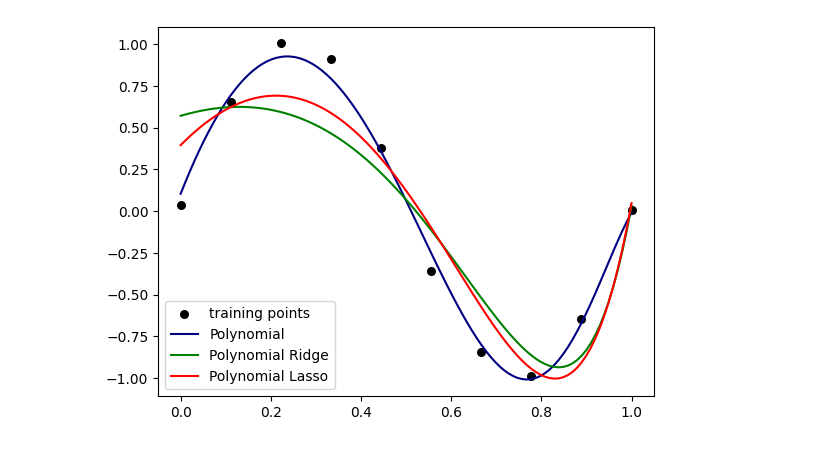
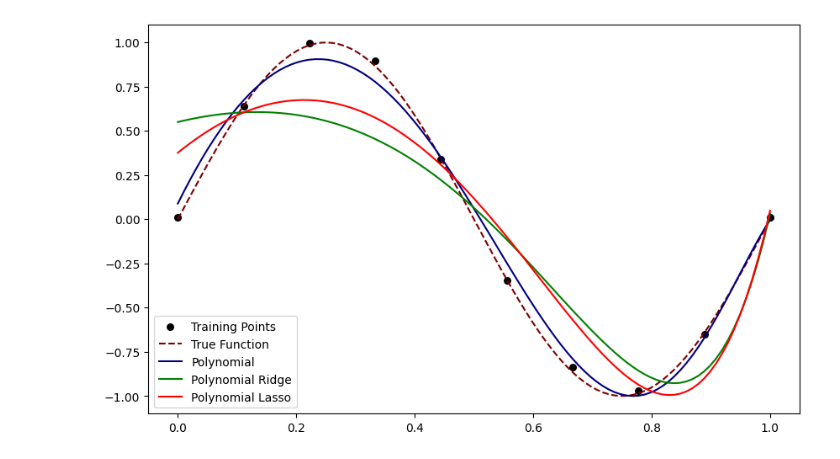
Before and after one commit to R-m1n/SBU, a Jupyter notebook: Machine Learning/assignment-a.ipynb, the cells around one changed output. Saved outputs shown, nothing was run; the diff lists cells and outputs as text; code cells hidden in the pictures.

```diff
--- a/Machine Learning/assignment-a.ipynb
+++ b/Machine Learning/assignment-a.ipynb
@@ -2,11 +2,16 @@
 import numpy as np
 import matplotlib.pyplot as plt
 # %%
-np.random.seed(0)
+np.random.seed(42)
 n = 10
+n_test = 100
+noise = 0.02
 
 X = np.linspace(0, 1, n)[:, np.newaxis]
-Y = np.sin(2 * np.pi * X) + 0.02 * np.random.normal(size=n)[:, np.newaxis]
+Y = np.sin(2 * np.pi * X) + noise * np.random.normal(size=n)[:, np.newaxis]
+
+X_test = np.linspace(0, 1, n_test)[:, np.newaxis]
+Y_true = np.sin(2 * np.pi * X_test)
 # %%
 class PolynomialRegression():
     def __init__(self, degree = 1):
@@ -82,15 +89,22 @@ plt.show()
 # %%
-X_dummy = np.linspace(0, 1, 100)[:, np.newaxis]
+poly_pred = np.array(list(map(poly, X_test)))
+poly_ridge_pred = np.array(list(map(ridge_poly, X_test)))
+poly_lasso_pred = np.array(list(map(lasso_poly, X_test)))
 
-plt.scatter(X, Y, color='black', s=30, marker='o', label="training points")
 
-plt.plot(X_dummy, np.array(list(map(poly, X_dummy))), color='navy', label="Polynomial")
+plt.figure(figsize=(10, 6))
 
-plt.plot(X_dummy, np.array(list(map(ridge_poly, X_dummy))), color='green', label="Polynomial Ridge")
+plt.scatter(X, Y, color="black", s=30, marker="o", label="Training Points")
 
-plt.plot(X_dummy, np.array(list(map(lasso_poly, X_dummy))), color='red', label="Polynomial Lasso")
+plt.plot(X_test, Y_true, color='maroon', linestyle="dashed", label="True Function")
 
-plt.legend(loc='lower left')
+plt.plot(X_test, poly_pred, color="navy", label="Polynomial")
+
+plt.plot(X_test, poly_ridge_pred, color="green", label="Polynomial Ridge")
+
+plt.plot(X_test, poly_lasso_pred, color="red", label="Polynomial Lasso")
+
+plt.legend(loc="lower left")
 plt.show()
 # %% [output]
-[figure, old version]
+[figure, new version]
```
Also changed, not shown: parts of 7 cells of this notebook.
